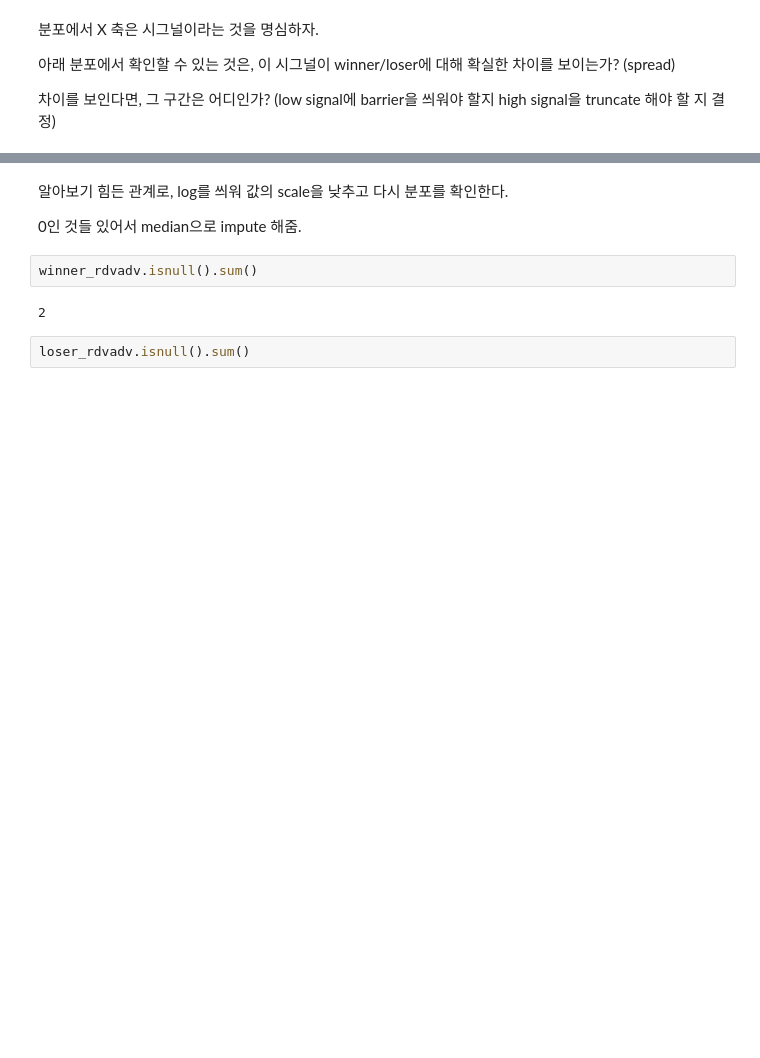
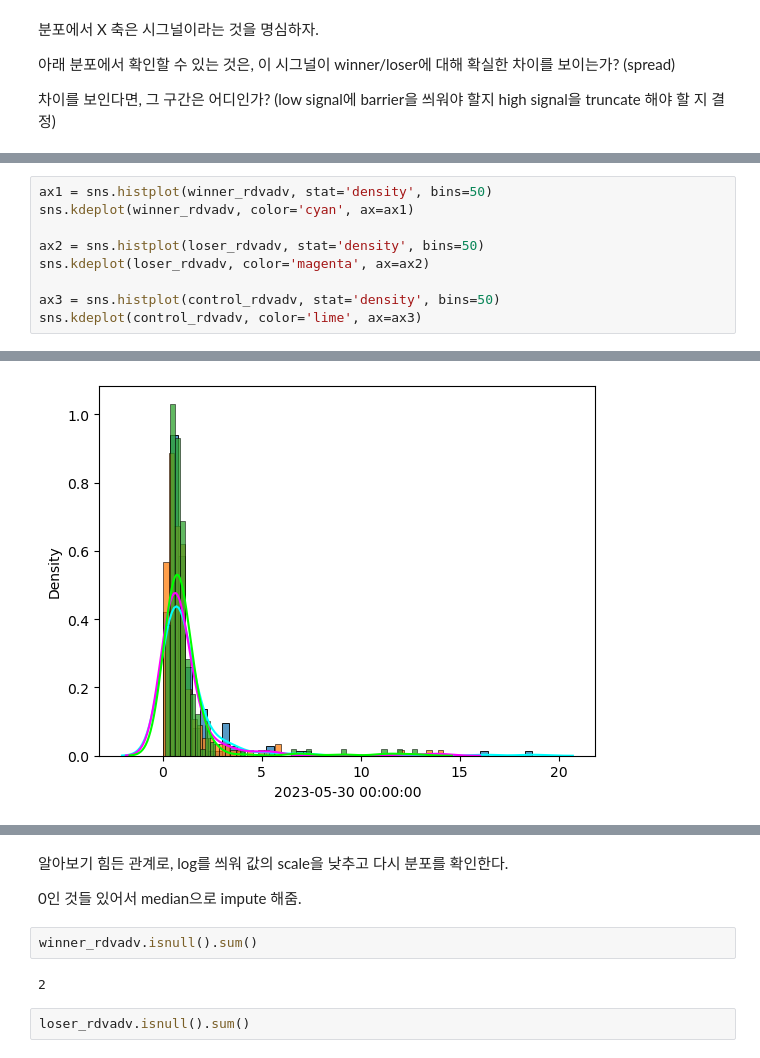
Before and after one commit to jaepil-choi/daconKRX2023, a Jupyter notebook: eda_original.ipynb, the cells around one changed output, grey strips where cells are left out. Cells and saved outputs as stored; diff of their text form; blank space fills up the shorter version.

```diff
--- a/eda_original.ipynb
+++ b/eda_original.ipynb
@@ -483,0 +489,10 @@ sns.histplot(loser_marketcaps, kde=True, bins=50)
+# %%
+ax1 = sns.histplot(winner_rdvadv, stat='density', bins=50)
+sns.kdeplot(winner_rdvadv, color='cyan', ax=ax1)
+
+ax2 = sns.histplot(loser_rdvadv, stat='density', bins=50)
+sns.kdeplot(loser_rdvadv, color='magenta', ax=ax2)
+
+ax3 = sns.histplot(control_rdvadv, stat='density', bins=50)
+sns.kdeplot(control_rdvadv, color='lime', ax=ax3)
+# %% [output]
@@ -483,0 +500 @@ sns.histplot(loser_marketcaps, kde=True, bins=50)
+[figure, added]
```
Also changed, not shown: parts of 27 cells of this notebook.
